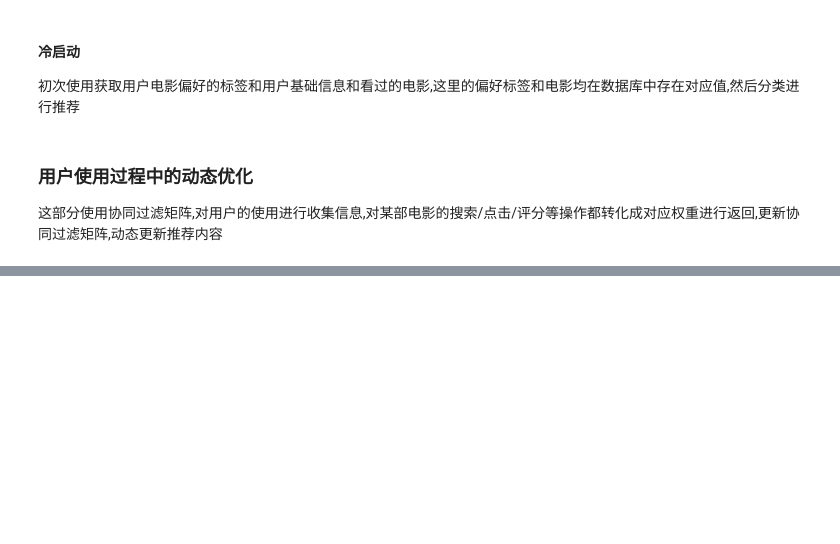
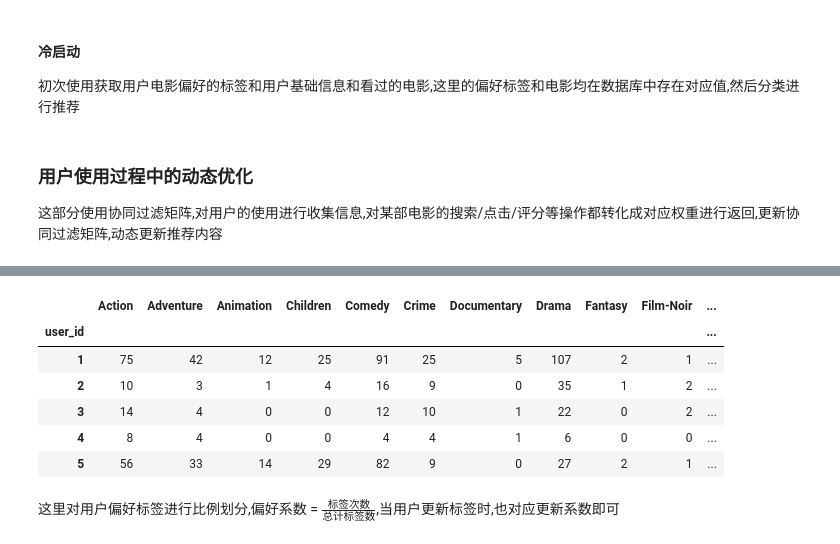
Before and after one commit to Aitical/recommendation, a Jupyter notebook: recomendation.ipynb, the cells around one changed output, grey strips where cells are left out. Saved outputs shown, nothing was run; the diff lists cells and outputs as text; code cells hidden in the pictures; blank space fills up the shorter version.

```diff
--- a/recomendation.ipynb
+++ b/recomendation.ipynb
@@ -360,0 +402,3 @@ def matrix_update():
+# %%
+user_msg = pd.read_csv('user_interst.csv', sep='\t')
+user_msg.head()
@@ -360,0 +413,17 @@ def matrix_update():
+# %%
+user_msg.drop(columns=['age', 'age', 'gender_num', 'item_id', 'rating', 'year'], inplace=True)
+groupby = user_msg.groupby(by='user_id')
+# %%
+group_sum = groupby.sum(axis=1)
+# %%
+group_sum.head()
+# %% [output]
+|  | Action | Adventure | Animation | Children | Comedy | Crime | Documentary | Drama | Fantasy | Film-Noir | ... |
+| user_id |  |  |  |  |  |  |  |  |  |  | ... |
+| 1 | 75 | 42 | 12 | 25 | 91 | 25 | 5 | 107 | 2 | 1 | ... |
+| 2 | 10 | 3 | 1 | 4 | 16 | 9 | 0 | 35 | 1 | 2 | ... |
+| 3 | 14 | 4 | 0 | 0 | 12 | 10 | 1 | 22 | 0 | 2 | ... |
+| 4 | 8 | 4 | 0 | 0 | 4 | 4 | 1 | 6 | 0 | 0 | ... |
+| 5 | 56 | 33 | 14 | 29 | 82 | 9 | 0 | 27 | 2 | 1 | ... |
+# %% [markdown]
+这里对用户偏好标签进行比例划分,偏好系数 = $\frac{标签次数}{总计标签数}$,当用户更新标签时,也对应更新系数即可
```
Also changed, not shown: parts of 38 cells of this notebook, 5 other files.
